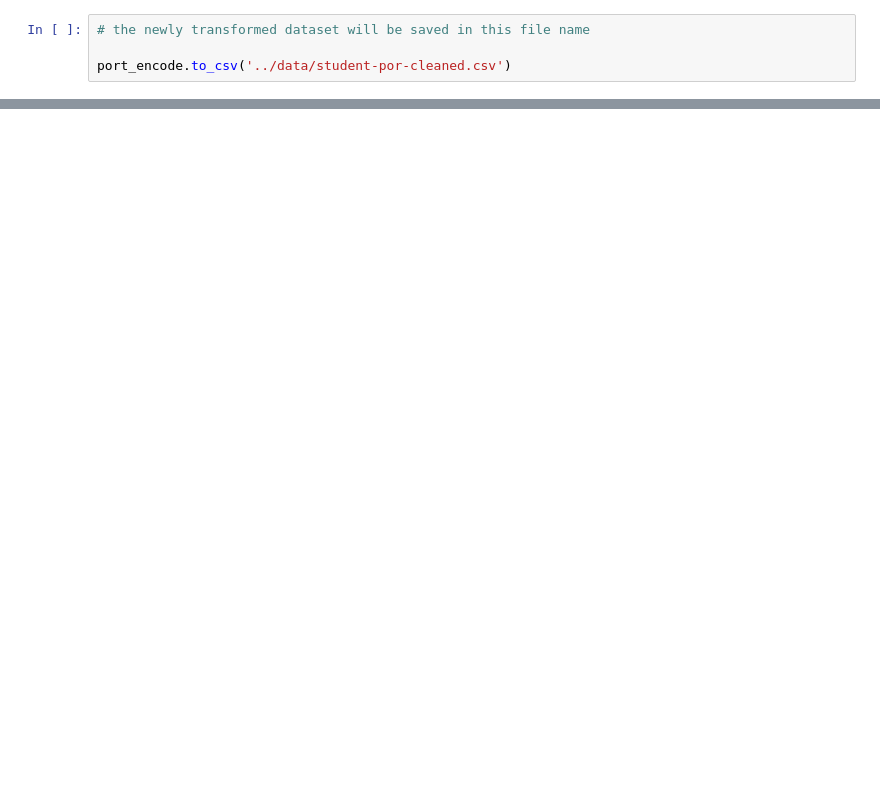
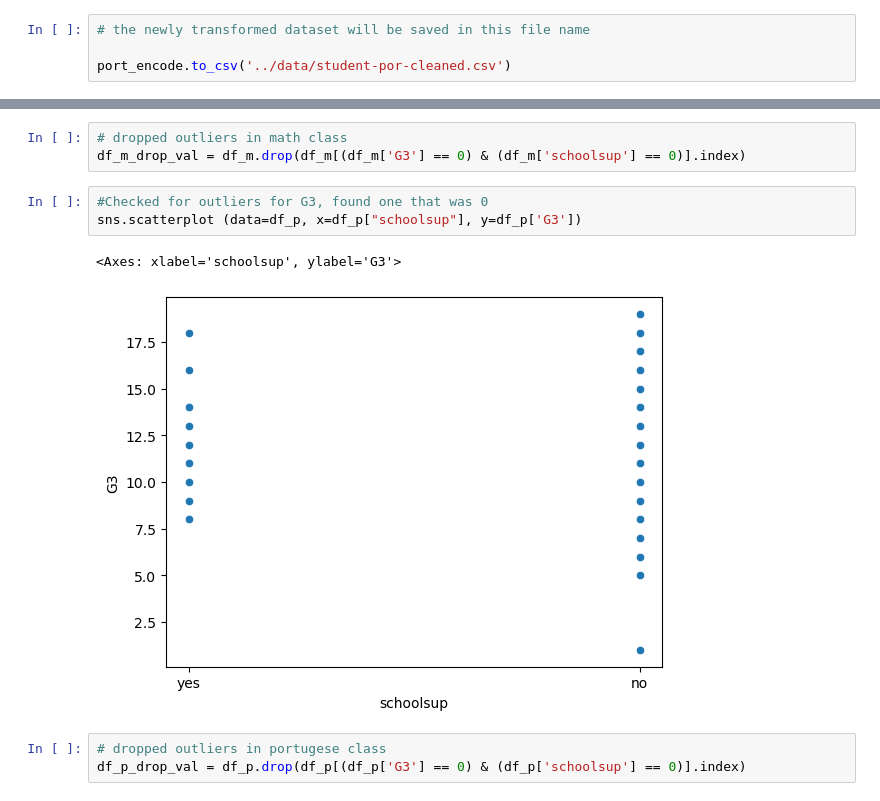
Before and after one commit to cshields164/end-of-phase1-project, a Jupyter notebook: code/02clean.ipynb, the cells around one changed output, grey strips where cells are left out. Saved outputs shown, nothing was run; the diff lists cells and outputs as text; blank space fills up the shorter version.

```diff
--- a/code/02clean.ipynb
+++ b/code/02clean.ipynb
@@ -170,0 +177,12 @@ port_encode.to_csv('../data/student-por-cleaned.csv')
+# %%
+# dropped outliers in math class
+df_m_drop_val = df_m.drop(df_m[(df_m['G3'] == 0) & (df_m['schoolsup'] == 0)].index)
+# %%
+#Checked for outliers for G3, found one that was 0
+sns.scatterplot (data=df_p, x=df_p["schoolsup"], y=df_p['G3'])
+# %% [output]
+<Axes: xlabel='schoolsup', ylabel='G3'>
+[figure, added]
+# %%
+# dropped outliers in portugese class
+df_p_drop_val = df_p.drop(df_p[(df_p['G3'] == 0) & (df_p['schoolsup'] == 0)].index)
```
Also changed, not shown: parts of 4 cells of this notebook, 2 other files.
